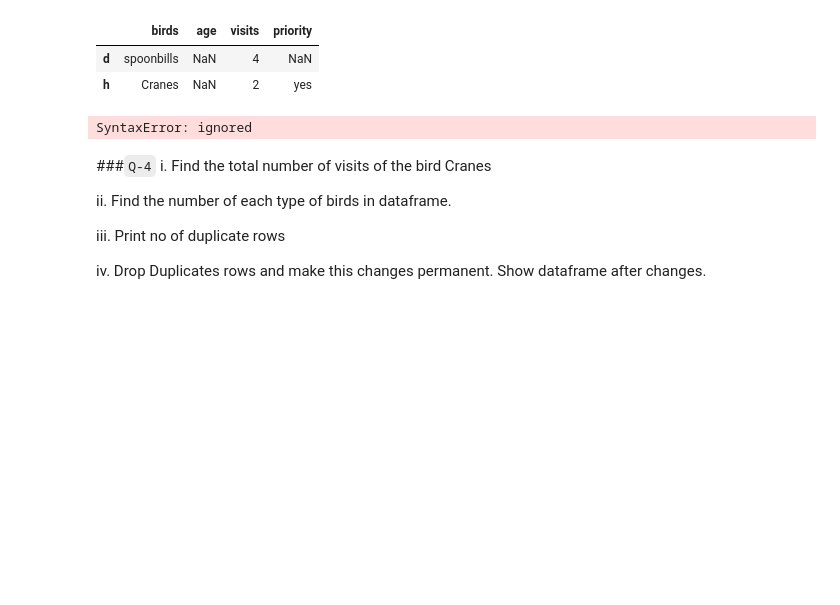
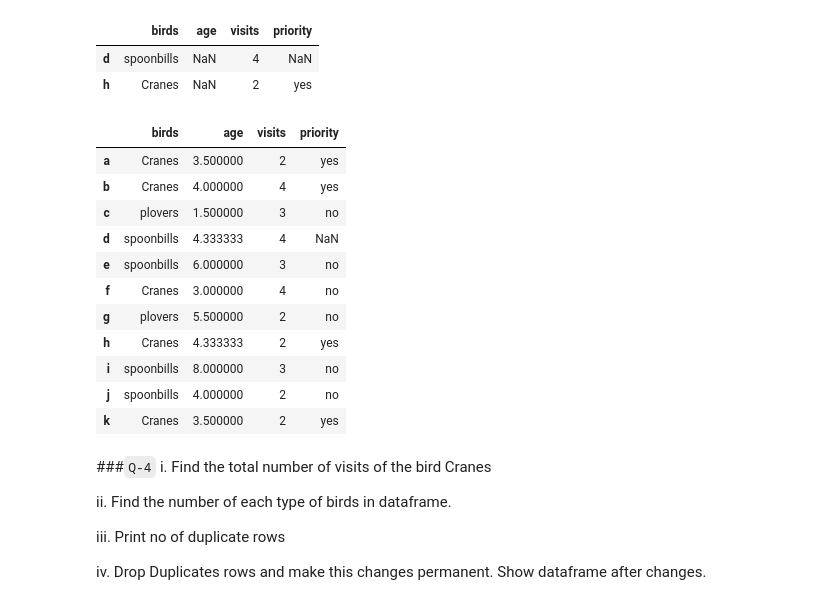
Before and after one commit to singhbhaskar360/Python_ML, a Jupyter notebook: Pandas_session_17_tasks.ipynb, the cells around one changed output. Saved outputs shown, nothing was run; the diff lists cells and outputs as text; code cells hidden in the pictures; blank space fills up the shorter version.

```diff
--- a/Pandas_session_17_tasks.ipynb
+++ b/Pandas_session_17_tasks.ipynb
@@ -119,11 +119,22 @@ birds[birds['age'].isna() | birds['priority'].isna()]
 |  | birds | age | visits | priority |
 | d | spoonbills | NaN | 4 | NaN |
 | h | Cranes | NaN | 2 | yes |
-# %%
-birds.isnull()=birds.mean()
-birds
-# %% [output]
-SyntaxError: ignored
+# %%
+birds['age'].fillna(birds['age'].median(),inplace=True)
+birds
+# %% [output]
+|  | birds | age | visits | priority |
+| a | Cranes | 3.500000 | 2 | yes |
+| b | Cranes | 4.000000 | 4 | yes |
+| c | plovers | 1.500000 | 3 | no |
+| d | spoonbills | 4.333333 | 4 | NaN |
+| e | spoonbills | 6.000000 | 3 | no |
+| f | Cranes | 3.000000 | 4 | no |
+| g | plovers | 5.500000 | 2 | no |
+| h | Cranes | 4.333333 | 2 | yes |
+| i | spoonbills | 8.000000 | 3 | no |
+| j | spoonbills | 4.000000 | 2 | no |
+| k | Cranes | 3.500000 | 2 | yes |
 # %% [markdown]
 ###`Q-4`
 i. Find the total number of visits of the bird Cranes
```
